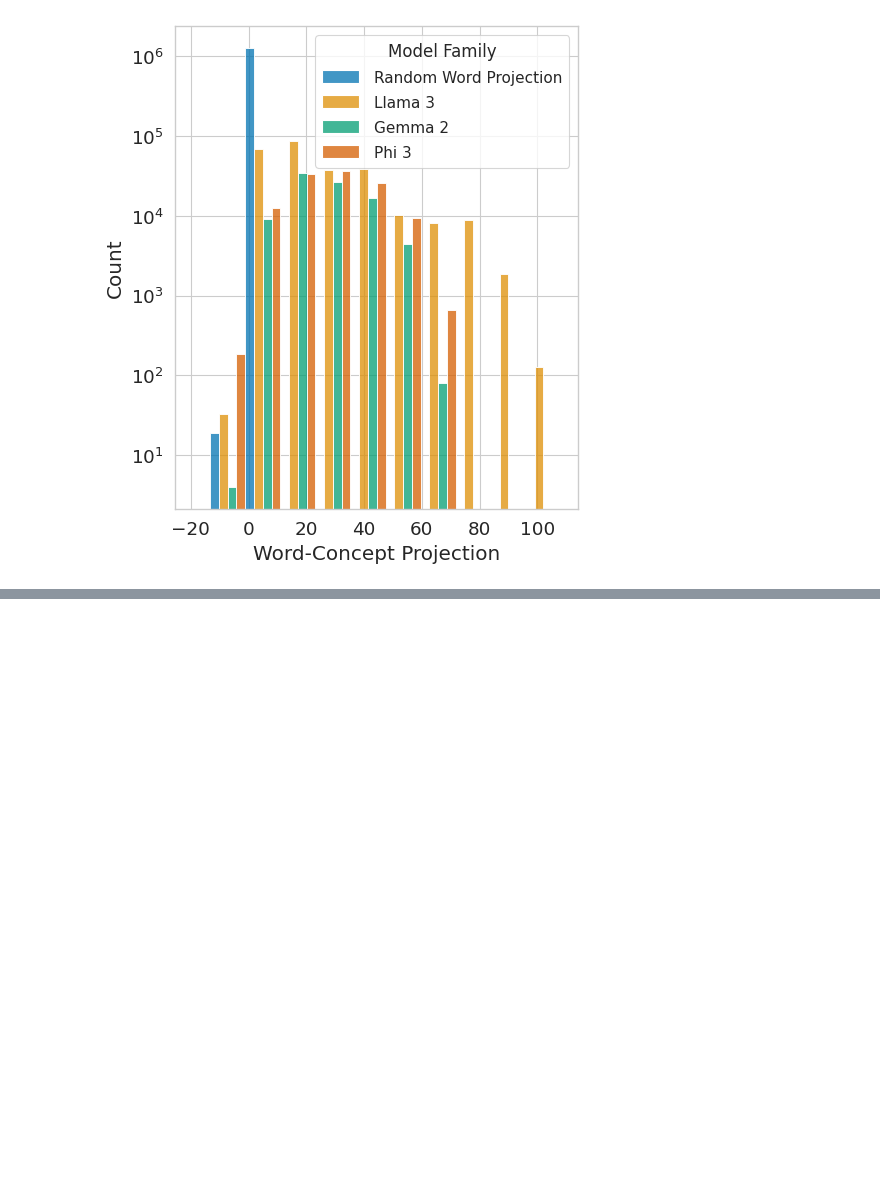
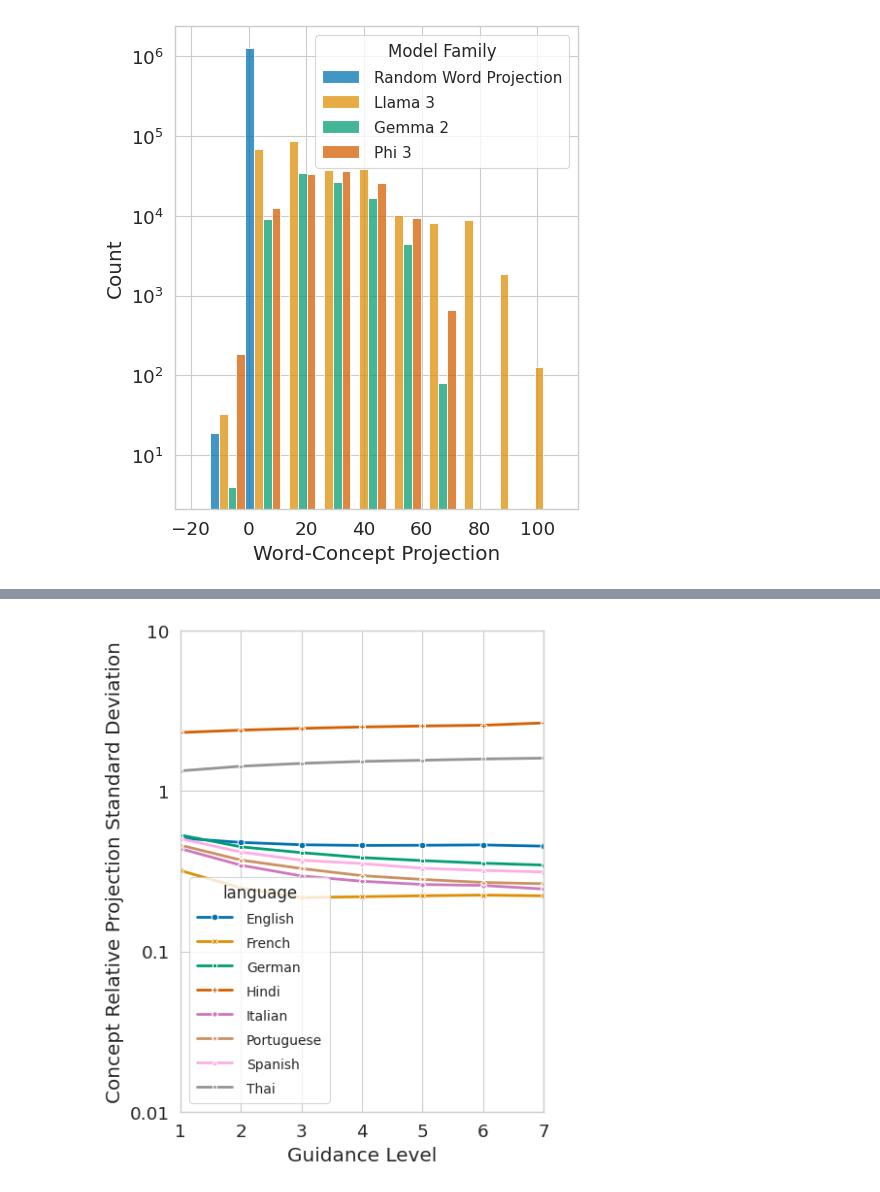
Before and after one commit to phvv-me/frame-representation-hypothesis, a Jupyter notebook: plotting.ipynb, the cells around one changed output, grey strips where cells are left out. Cells and saved outputs as stored; diff of their text form; code cells hidden in the pictures; blank space fills up the shorter version.

```diff
--- a/plotting.ipynb
+++ b/plotting.ipynb
@@ -203,0 +236,39 @@ plt.savefig("resources/03_concept_vs_word_frames_relationship.pdf", dpi=200, bbo
+# %%
+df2 = df.groupby([X, HUE])[Y].std().reset_index()
+
+Y2 = "Concept Relative Projection Standard Deviation"
+df2 = df2.rename(columns={Y: Y2})
+df2[Y2] *= 3e-2  # To make it comparable to the original plot
+
+plt.figure(figsize=(5, 6))
+sns.lineplot(
+    df2,
+    x=X,
+    y=Y2,
+    hue=HUE,
+    style=HUE,
+    markers=True,
+    dashes=False,
+    errorbar=("sd", 3e-2),
+    palette="colorblind",
+    linewidth=2,
+)
+plt.xlim(1, 7)
+# plt.ylim(1, 3)
+plt.xticks(range(1, 8))
+plt.yscale("log")
+# Set log-scale appropriate y-ticks
+ticks = [0.1, 0.2, 1, 10]
+plt.yticks(ticks, map(str, ticks))
+
+ax = plt.gca()
+legend = ax.get_legend()
+# legend.set_bbox_to_anchor((0, 0.5))
+# legend.set_loc('upper left')
+plt.setp(ax.get_legend().get_texts(), fontsize='10')
+plt.setp(ax.get_legend().get_title(), fontsize='12')
+
+plt.tight_layout()
+plt.savefig("resources/11_guided_generation_language_topk_ablation_std.pdf", dpi=200, bbox_inches="tight")
+# %% [output]
+[figure, added]
```
Also changed, not shown: parts of 1 cell of this notebook, 3 other files.
